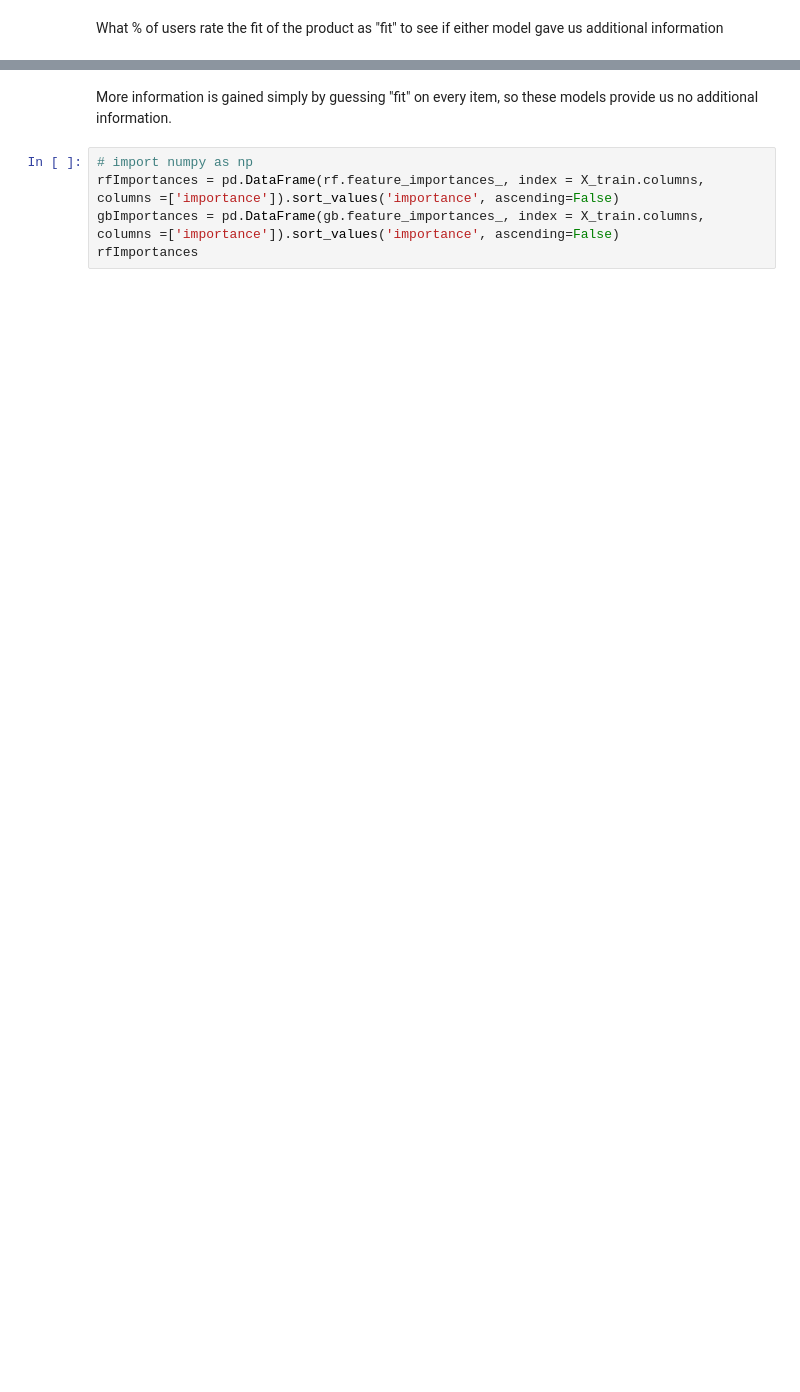
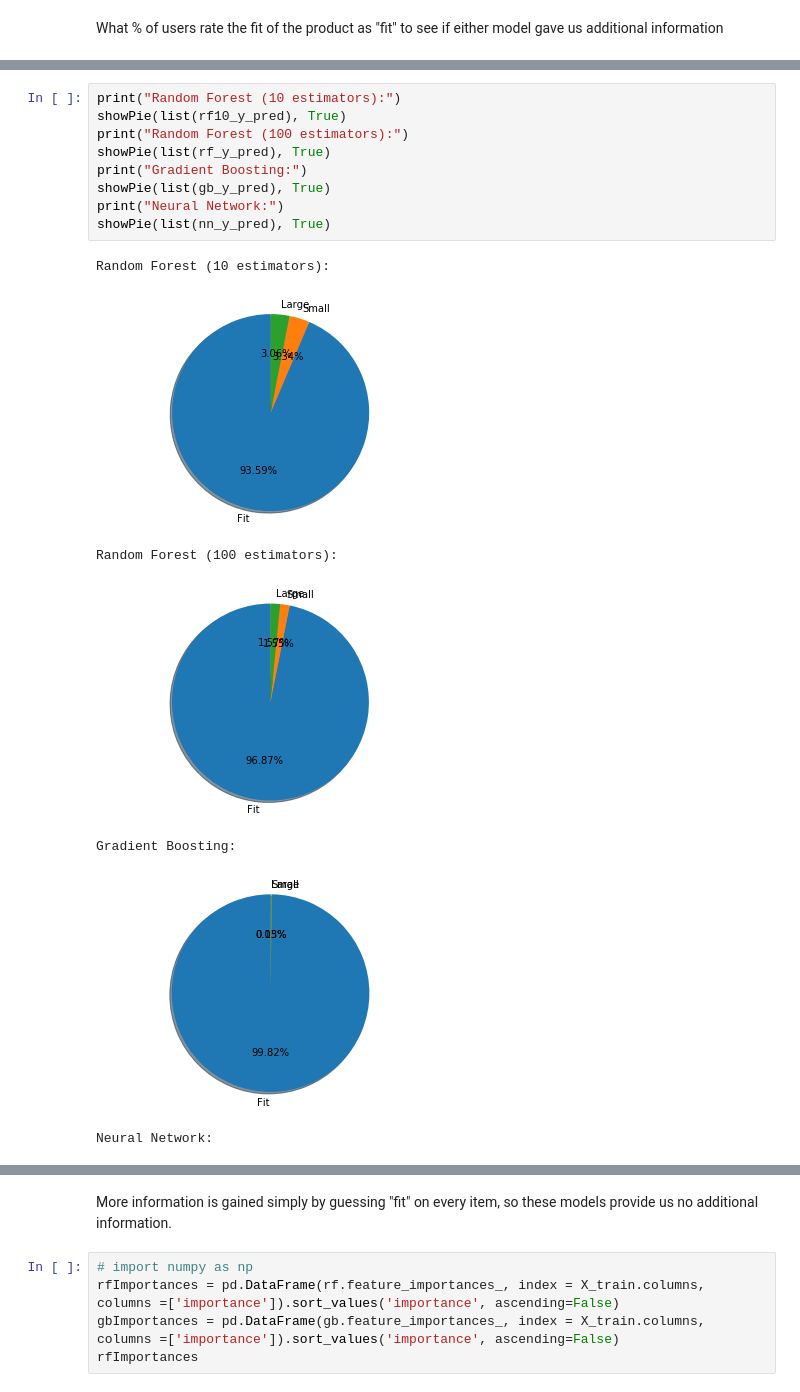
Before and after one commit to mdsvoren/eecs731-final-project, a Jupyter notebook: notebooks/Classification.ipynb, the cells around one changed output, grey strips where cells are left out. Cells and saved outputs as stored; diff of their text form; blank space fills up the shorter version.

```diff
--- a/notebooks/Classification.ipynb
+++ b/notebooks/Classification.ipynb
@@ -136,0 +162,17 @@ Large %: 0.12997588484844344
+# %%
+print("Random Forest (10 estimators):")
+showPie(list(rf10_y_pred), True)
+print("Random Forest (100 estimators):")
+showPie(list(rf_y_pred), True)
+print("Gradient Boosting:")
+showPie(list(gb_y_pred), True)
+print("Neural Network:")
+showPie(list(nn_y_pred), True)
+# %% [output]
+Random Forest (10 estimators):
+[figure, added]
+Random Forest (100 estimators):
+[figure, added]
+Gradient Boosting:
+[figure, added]
+Neural Network:
```
Also changed, not shown: parts of 43 cells of this notebook.
